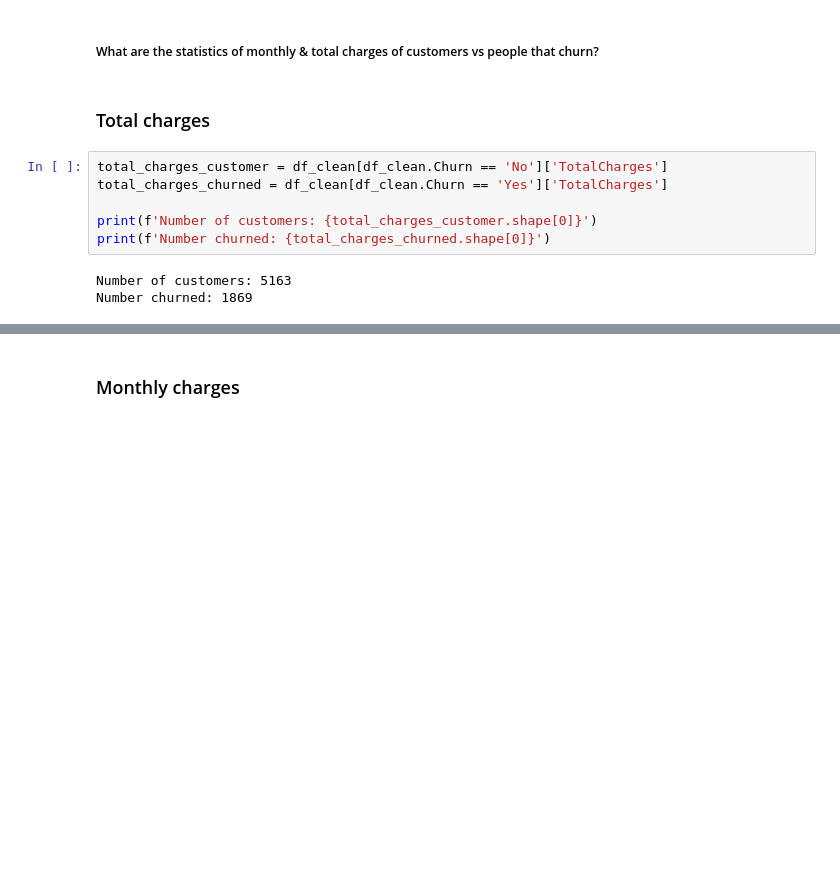
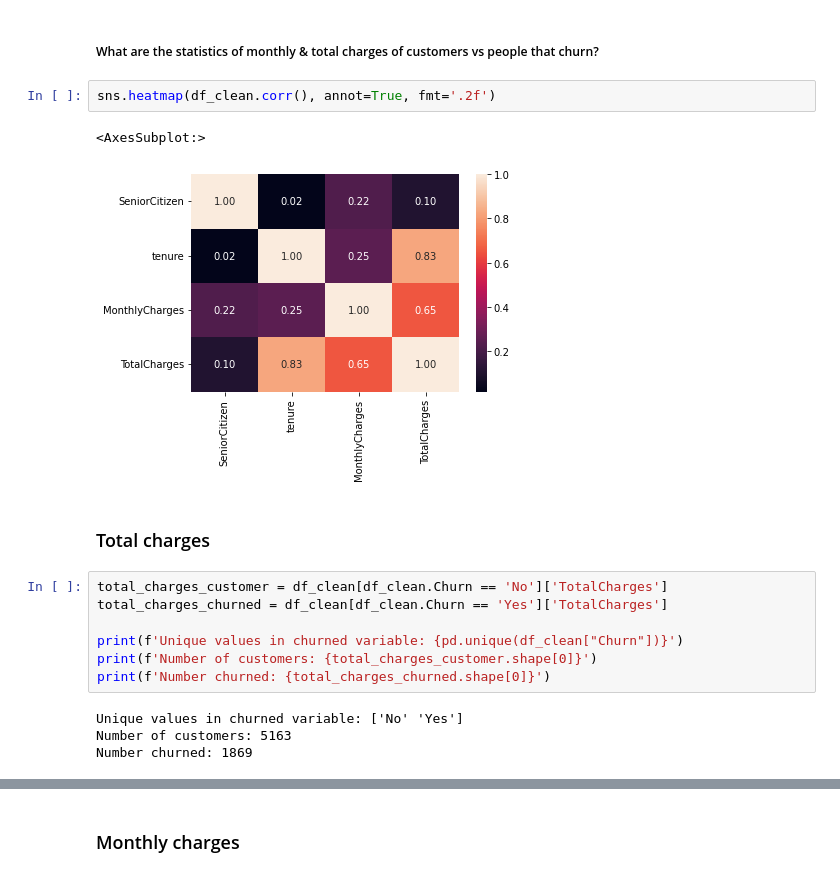
Before and after one commit to kwovadis/churn_analysis, a Jupyter notebook: churn_analysis.ipynb, the cells around one changed output, grey strips where cells are left out. Drawn from its saved outputs; the diff is of its cells as text; blank space fills up the shorter version.

```diff
--- a/churn_analysis.ipynb
+++ b/churn_analysis.ipynb
@@ -131,13 +147,20 @@ df_clean.dtypes.to_frame().T
 # %% [markdown]
 ##### What are the statistics of monthly & total charges of customers vs people that churn?
+# %%
+sns.heatmap(df_clean.corr(), annot=True, fmt='.2f')
+# %% [output]
+<AxesSubplot:>
+[figure, added]
 # %% [markdown]
 ### Total charges
 # %%
 total_charges_customer = df_clean[df_clean.Churn == 'No']['TotalCharges']
 total_charges_churned = df_clean[df_clean.Churn == 'Yes']['TotalCharges']
 
+print(f'Unique values in churned variable: {pd.unique(df_clean["Churn"])}')
 print(f'Number of customers: {total_charges_customer.shape[0]}')
 print(f'Number churned: {total_charges_churned.shape[0]}')
 # %% [output]
+Unique values in churned variable: ['No' 'Yes']
 Number of customers: 5163
 Number churned: 1869
```
Also changed, not shown: parts of 60 cells of this notebook.
